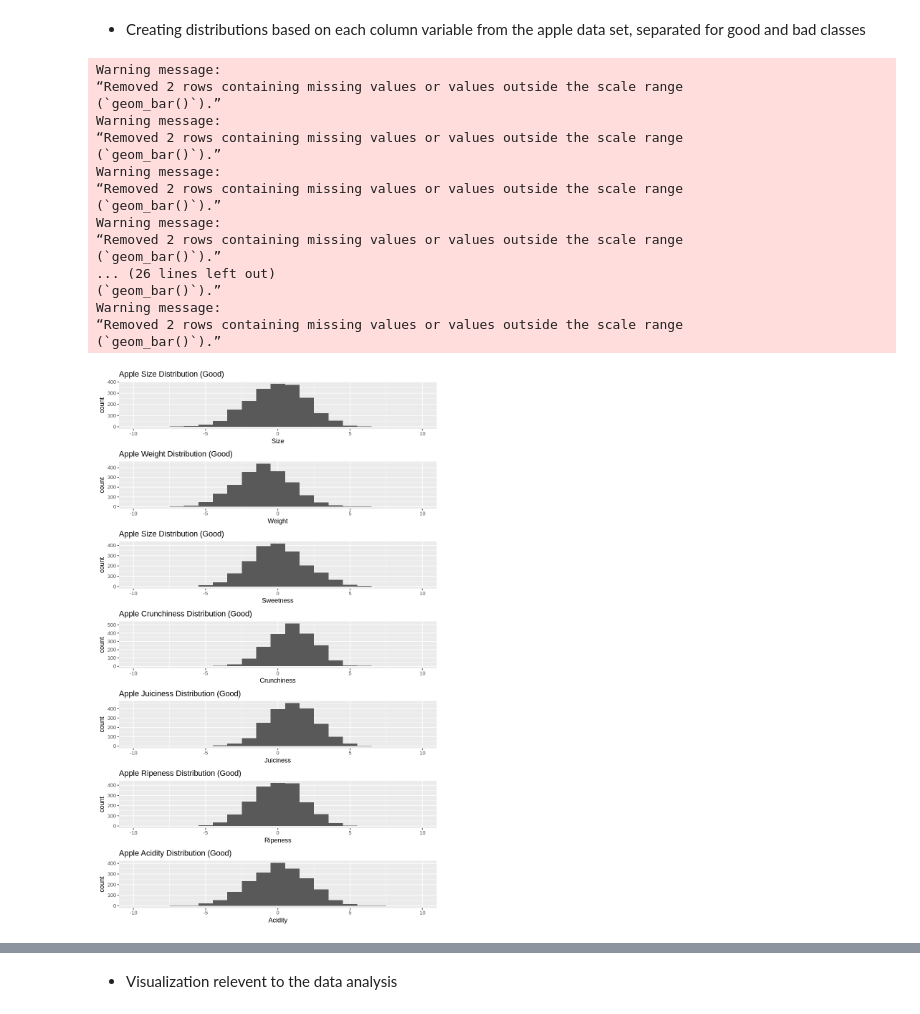
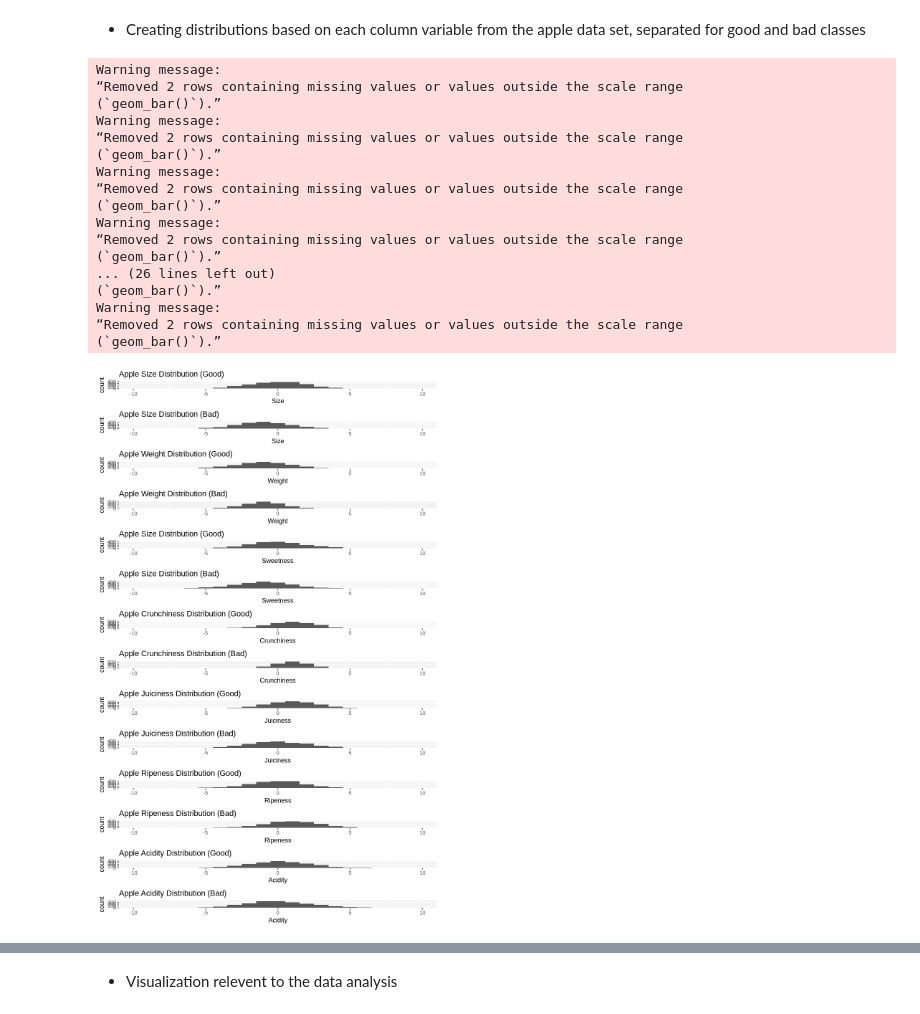
Before and after one commit to Dana-Te/DSCI100-Group-41, a Jupyter notebook: Group_Project_Report.ipynb, the cells around one changed output, grey strips where cells are left out. Saved outputs shown, nothing was run; the diff lists cells and outputs as text; code cells hidden in the pictures.

Commit message:
Placed good bad graphs right under each other for comparison

```diff
--- a/Group_Project_Report.ipynb
+++ b/Group_Project_Report.ipynb
@@ -149,7 +149,7 @@ apple_data_good <- apple_data_wrangled |>
 apple_data_bad <- apple_data_wrangled |>
      filter(Quality == 'bad')
 
-size_dist_good <- ggplot(apple_data_good, aes(Size), col = 'red') +
+size_dist_good <- ggplot(apple_data_good, aes(Size)) +
     geom_histogram(binwidth = 1) +
     labs(x = "Size") +
     ggtitle("Apple Size Distribution (Good)") +
@@ -233,46 +233,40 @@ acidity_dist_bad <- ggplot(apple_data_bad, aes(Acidity)) +
     ggtitle("Apple Acidity Distribution (Bad)") +
     xlim(c(-10, 10))
 
-distribution_panel_good <- plot_grid(
+distribution_panel <- plot_grid(
      size_dist_good,
+     size_dist_bad,
      weight_dist_good,
+     weight_dist_bad,
      sweetness_dist_good,
+     sweetness_dist_bad,
      crunchiness_dist_good,
+     crunchiness_dist_bad,
      juiciness_dist_good,
+     juiciness_dist_bad,
      ripeness_dist_good,
+     ripeness_dist_bad,
      acidity_dist_good,
-     ncol = 1
- )
-distribution_panel_good
-
-distribution_panel_bad <- plot_grid(
-     size_dist_bad,
-     weight_dist_bad,
-     sweetness_dist_bad,
-     crunchiness_dist_bad,
-     juiciness_dist_bad,
-     ripeness_dist_bad,
      acidity_dist_bad,
      ncol = 1
  )
-
-distribution_panel_bad
+distribution_panel
 # %% [output]
 Warning message:
 “Removed 2 rows containing missing values or values outside the scale range
 (`geom_bar()`).”
 Warning message:
 “Removed 2 rows containing missing values or values outside the scale range
 (`geom_bar()`).”
 Warning message:
 “Removed 2 rows containing missing values or values outside the scale range
 (`geom_bar()`).”
 Warning message:
 “Removed 2 rows containing missing values or values outside the scale range
 (`geom_bar()`).”
 ... (26 lines left out)
 (`geom_bar()`).”
 Warning message:
 “Removed 2 rows containing missing values or values outside the scale range
 (`geom_bar()`).”
-[figure, old version]
+[figure, new version]
```
Also changed, not shown: parts of 1 cell of this notebook.
